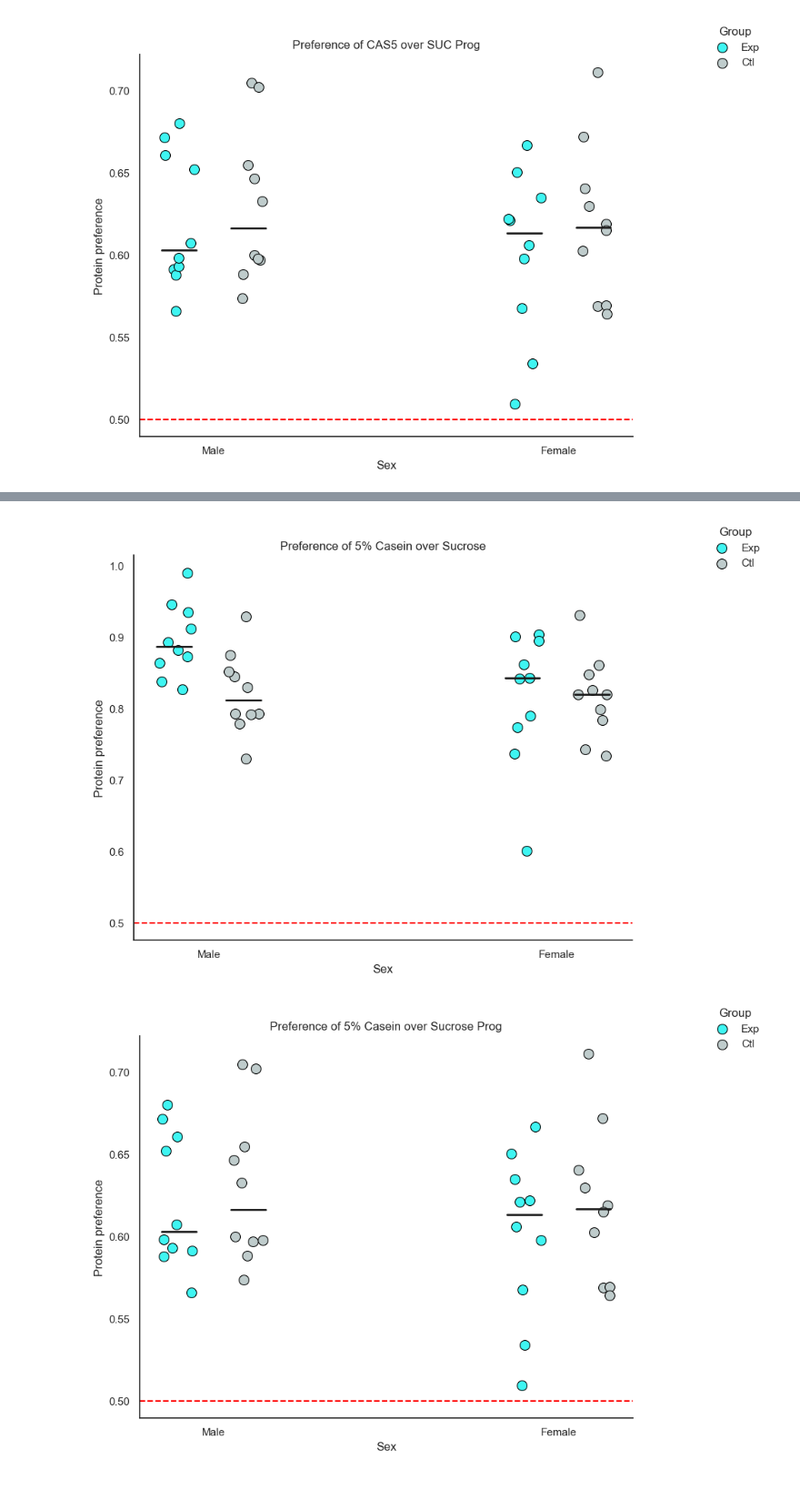
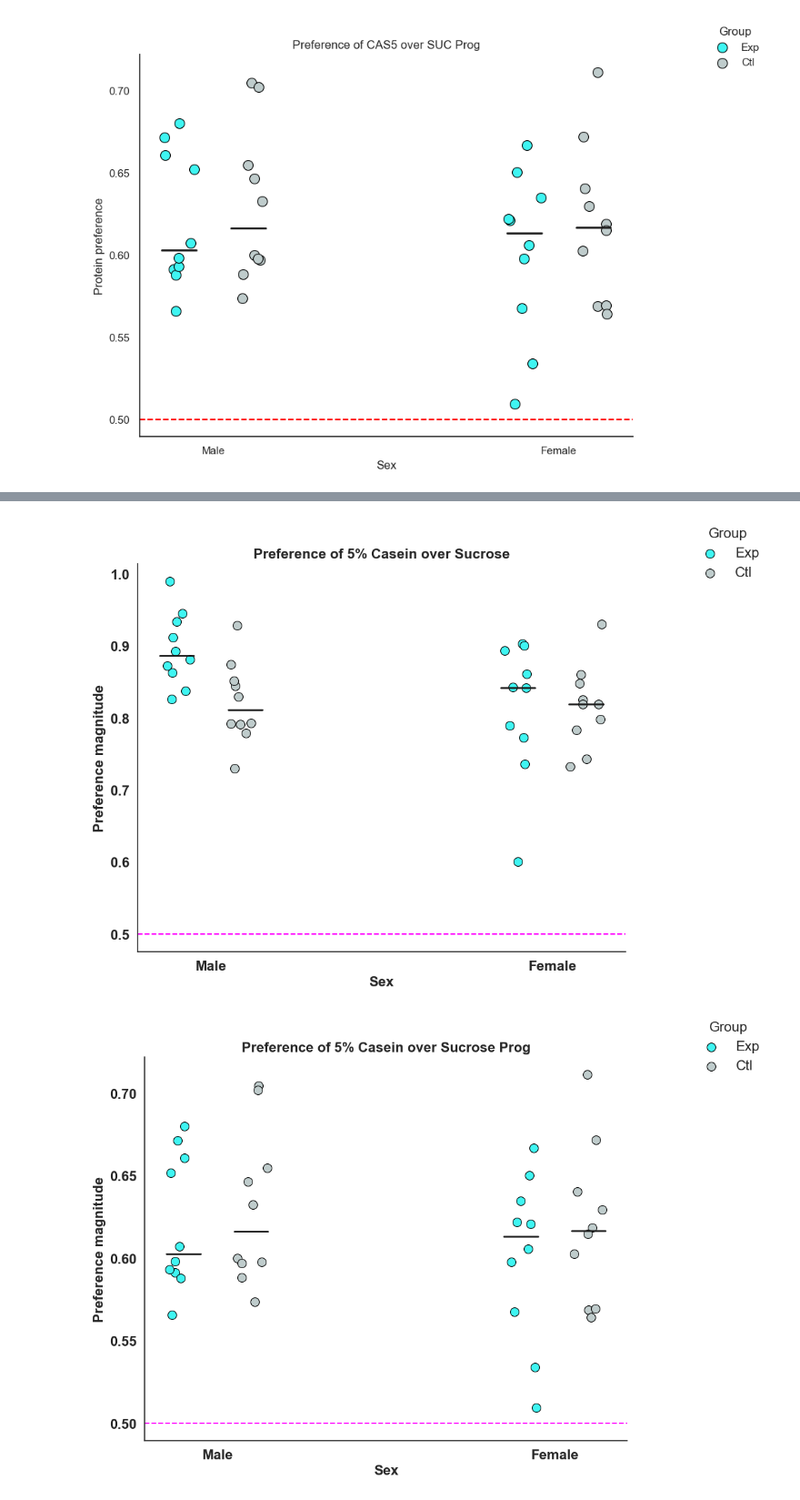
Before and after one commit to Htbibalan/FEDPROFERENCE, a Jupyter notebook: notebooks/RATIO_PREFERENCE.ipynb, the cells around one changed output, grey strips where cells are left out. Shown at 91% size. Cells and saved outputs as stored; diff of their text form; code cells hidden in the pictures.

Commit message:
update_plot_choice_1

```diff
--- a/notebooks/RATIO_PREFERENCE.ipynb
+++ b/notebooks/RATIO_PREFERENCE.ipynb
@@ -731,4 +918,7 @@ for ratio_column in ratio_columns:
 # %%
+
+
+
 import matplotlib.pyplot as plt
 import seaborn as sns
 import pandas as pd
@@ -755,7 +945,7 @@ diets = new_data['DIET'].unique()
 sex_mapping = {'M': 0, 'F': 1}
 
 for ratio_column in ratio_columns:
-    plt.figure(figsize=(9, 7))  # Adjusted size to be smaller
+    plt.figure(figsize=(10, 8))  # Adjusted size to be smaller
 
     # Replace terms in the title
     title = ratio_column.replace('CAS20', '20% Casein').replace('CAS5', '5% Casein').replace('SUC', 'Sucrose')
@@ -770,11 +960,12 @@ for ratio_column in ratio_columns:
             label=f'{diet}', s=100, alpha=1, color=colors[diet], edgecolor='black'
         )
 
-    plt.axhline(0.5, ls='--', color='red')  # Reference line at y=0.5
-    plt.title(f'Preference of {title}')
-    plt.xticks([0, 1], ['Male', 'Female'])  # Set x-axis labels
-    plt.xlabel('Sex')
-    plt.ylabel('Preference magnitude')  # Replace y-axis label with "Protein preference"
+    plt.axhline(0.5, ls='--', color='magenta')  # Reference line at y=0.5
+    plt.title(f'Preference of {title}', fontsize=16, fontweight='bold')
+    plt.xticks([0, 1], ['Male', 'Female'], fontsize= 16,fontweight='bold')  # Set x-axis labels
+    plt.yticks( fontsize= 16,fontweight='bold')  # Set x-axis labels
+    plt.xlabel('Sex', fontsize=16, fontweight='bold')
+    plt.ylabel('Preference magnitude', fontsize=16,fontweight='bold')  # Replace y-axis label with "Protein preference"
 
     # Calculate and plot median lines
     medians = new_data.groupby(['SEX', 'DIET'])[ratio_column].median().reset_index()
@@ -790,7 +981,7 @@ for ratio_column in ratio_columns:
     updated_handles = [handles[labels.index('PR')], handles[labels.index('NR')]]
     updated_labels = [legend_labels[label] for label in ['PR', 'NR']]
 
-    plt.legend(updated_handles, updated_labels, title='Group', loc='upper right', frameon=False, borderaxespad=-3, bbox_to_anchor=(1.2, 1))
+    plt.legend(updated_handles, updated_labels, title='Group', loc='upper right', frameon=False, borderaxespad=-3, bbox_to_anchor=(1.2, 1), fontsize=16, title_fontsize=16)
 
     # Remove the background grid lines
     plt.grid(False)
@@ -798,6 +989,6 @@ for ratio_column in ratio_columns:
     # Remove top and right spines
     sns.despine()
     #save the plot
-    #plt.savefig(f'../plots/Preference_of_{title}.pdf')
+    plt.savefig(f'../plots/FINAL_PLOTS_FOR_FENS24/Preference_of_{title}.pdf', bbox_inches='tight')
     plt.show()
 # %% [output]
@@ -806,2 +997,2 @@ for ratio_column in ratio_columns:
-[figure, old version]
+[figure, new version]
-[figure, old version]
+[figure, new version]
```
Also changed, not shown: parts of 3 cells of this notebook, 12 other files.
